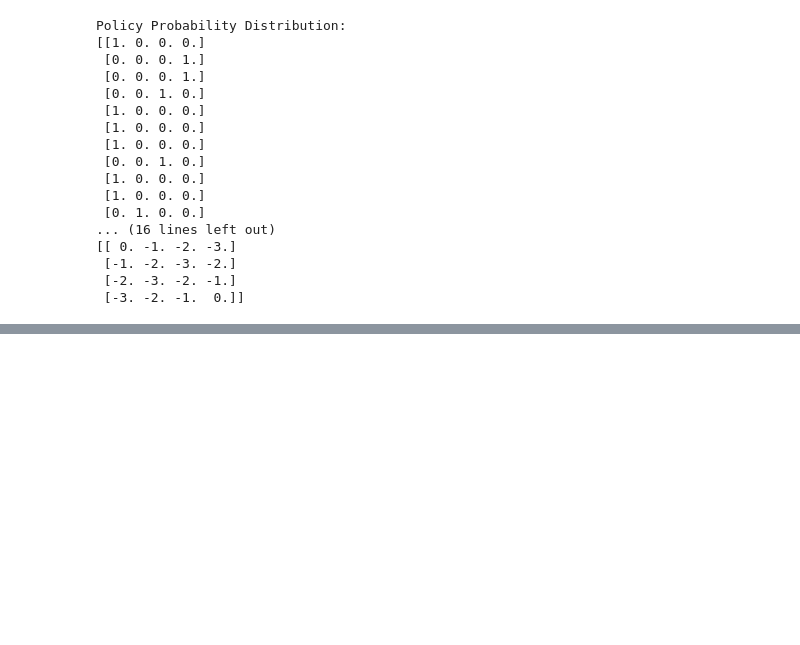
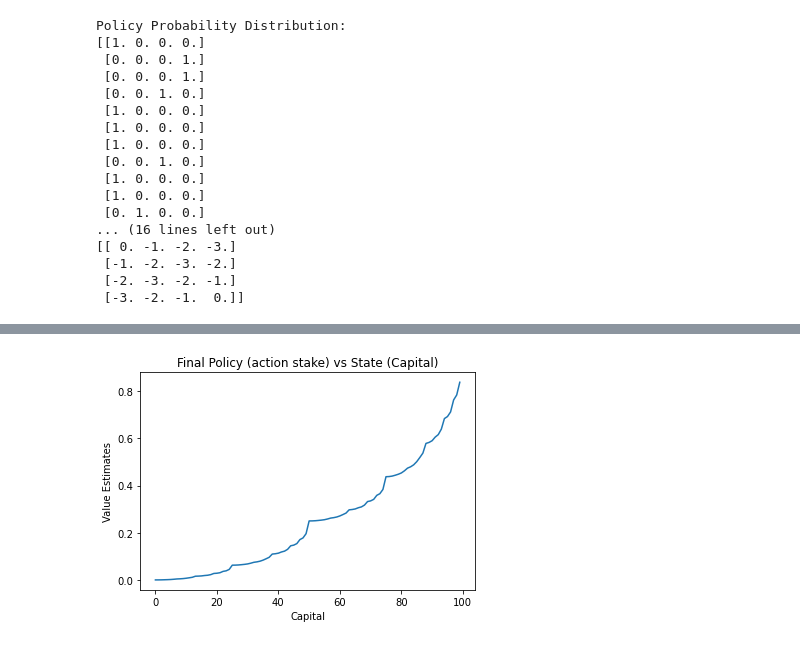
Before and after one commit to tmralmeida/road2-rl, a Jupyter notebook: tutorials/2-model-based-rl.ipynb, the cells around one changed output, grey strips where cells are left out. Cells and saved outputs as stored; diff of their text form; code cells hidden in the pictures; blank space fills up the shorter version.

Commit message:
gambler exercise

```diff
--- a/tutorials/2-model-based-rl.ipynb
+++ b/tutorials/2-model-based-rl.ipynb
@@ -155,7 +156,6 @@ def value_iteration(env, theta=0.0001, discount_factor=1.0):
     V = np.zeros(env.nS)
     policy = np.zeros([env.nS, env.nA])
 
-    V = np.zeros(env.nS)
     while True:
         delta = 0
         for ns in range(env.nS):
@@ -213,0 +250,2 @@ np.testing.assert_array_almost_equal(v, expected_v, decimal=2)
+# %%
+policy, V = value_iteration_for_gamblers(0.25)
@@ -213,0 +283,23 @@ np.testing.assert_array_almost_equal(v, expected_v, decimal=2)
+# %%
+# Plotting Final Policy (action stake) vs State (Capital)
+
+# x axis values
+x = range(100)
+# corresponding y axis values
+y = V[:100]
+
+# plotting the points
+plt.plot(x, y)
+
+# naming the x axis
+plt.xlabel('Capital')
+# naming the y axis
+plt.ylabel('Value Estimates')
+
+# giving a title to the graph
+plt.title('Final Policy (action stake) vs State (Capital)')
+
+# function to show the plot
+plt.show()
+# %% [output]
+[figure, added]
```
Also changed, not shown: parts of 8 cells of this notebook.
